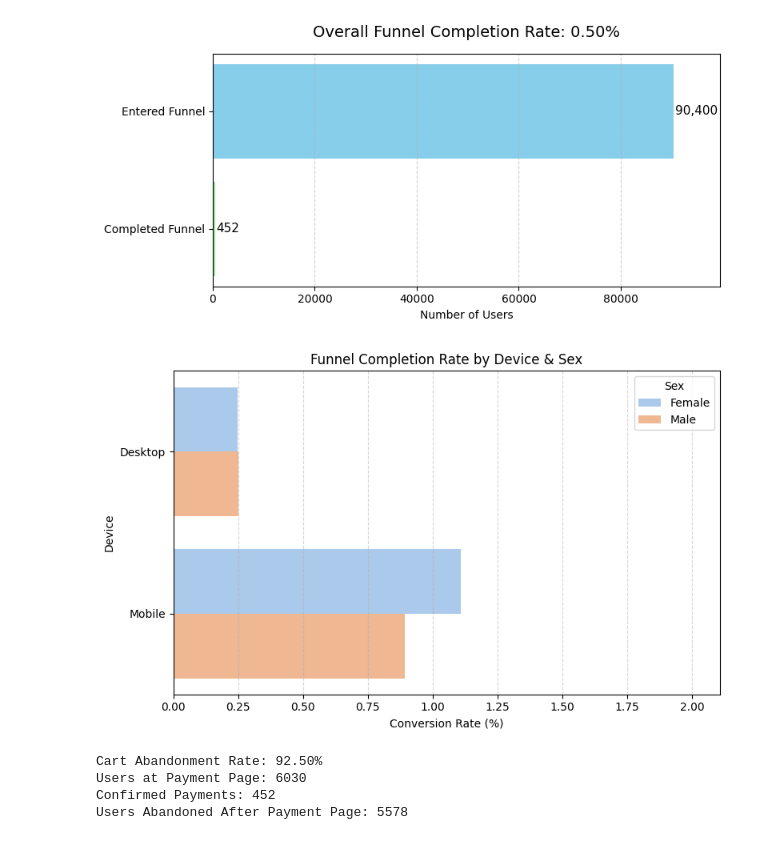
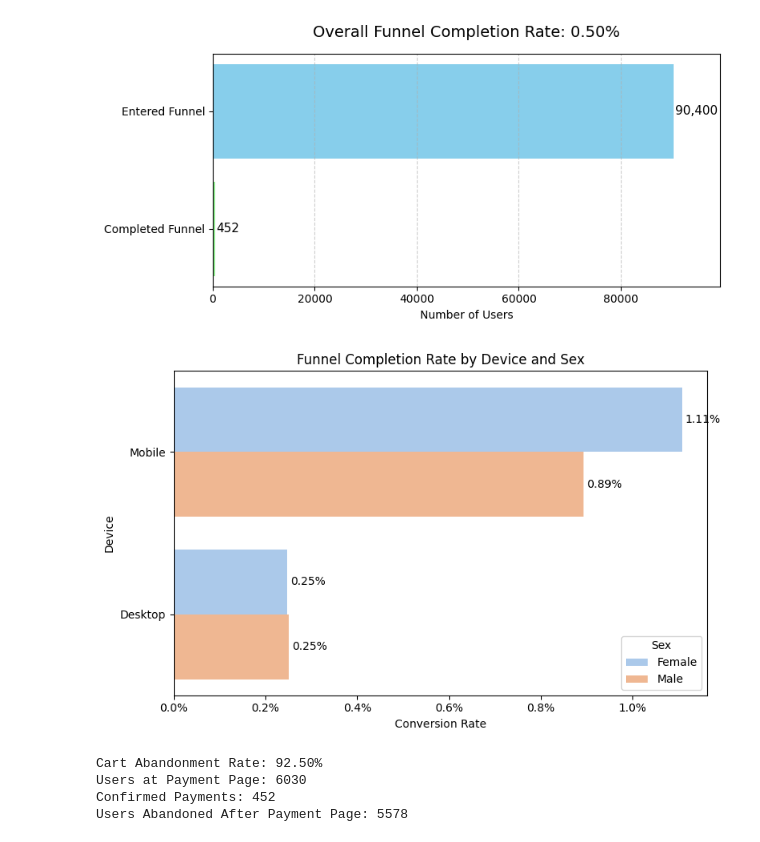
Before and after one commit to MH-Insights/ecommerce-funnel-conversion, a Jupyter notebook: Ecommerce_FunnelConversionAnalysis_CartAbandonmentFocus.ipynb, the cells around one changed output. Cells and saved outputs as stored; diff of their text form; code cells hidden in the pictures.

```diff
--- a/Ecommerce_FunnelConversionAnalysis_CartAbandonmentFocus.ipynb
+++ b/Ecommerce_FunnelConversionAnalysis_CartAbandonmentFocus.ipynb
@@ -84,0 +51,13 @@ ecommerce-website-funnel-analysis.zip: Skipping, found more recently modified lo
+# %%
+# Build funnel_df
+funnel_df = users[['user_id', 'device', 'sex']].copy()
+
+# Add funnel stage flags
+funnel_df['visited_home'] = funnel_df['user_id'].isin(home['user_id']).astype(int)
+funnel_df['visited_search'] = funnel_df['user_id'].isin(search['user_id']).astype(int)
+funnel_df['visited_payment'] = funnel_df['user_id'].isin(payment['user_id']).astype(int)
+funnel_df['confirmed_payment'] = funnel_df['user_id'].isin(confirmation['user_id']).astype(int)
+
+# Check
+display(funnel_df.sample(5))
+print(funnel_df['user_id'].nunique(), funnel_df.shape[0])
@@ -219,57 +203,78 @@ plt.show()
 # → How does conversion vary by device, gender, or other user traits?
 # → Segment the funnel to identify behavior patterns
 # Product pov: If conversion from a certain segment is low then investigate friction points in that context
 
-# Group by device and gender, calculate conversion rate
-segment_conversion = funnel_df.groupby(['device', 'sex']).agg(
-    users=('user_id', 'count'),
-    conversions=('confirmed_payment', 'sum')
-).reset_index()
+# Group and calculate funnel completion rates
+segment_df = (
+    funnel_df
+    .groupby(['device', 'sex'])
+    .agg(
+        total_users=('user_id', 'count'),
+        confirmed_payments=('confirmed_payment', 'sum')
+    )
+    .reset_index()
+)
 
-segment_conversion['conversion_rate'] = (
-    segment_conversion['conversions'] / segment_conversion['users']
-) * 100
+# Compute conversion rate in %
+segment_df['conversion_rate'] = (
+    segment_df['confirmed_payments'] / segment_df['total_users'] * 100
+)
 
-segment_conversion.sort_values(by='conversion_rate', ascending=False)
+# Sort by conversion rate (optional, for clarity)
+segment_df = segment_df.sort_values(by='conversion_rate', ascending=False)
 
-# Visualization
+# Plot
 import seaborn as sns
 import matplotlib.pyplot as plt
+import matplotlib.ticker as mtick
 
 plt.figure(figsize=(8, 5))
-sns.barplot(
-    data=segment_conversion,
+ax = sns.barplot(
+    data=segment_df,
     x='conversion_rate',
     y='device',
     hue='sex',
     palette='pastel'
 )
 
-plt.title('Funnel Completion Rate by Device & Sex')
-plt.xlabel('Conversion Rate (%)')
+# Format x-axis as percentage
+ax.xaxis.set_major_formatter(mtick.PercentFormatter(decimals=1))
+
+# Annotate bars with conversion rate labels
+for container in ax.containers:
+    ax.bar_label(
+        container,
+        labels=[f"{w.get_width():.2f}%" for w in container],
+        label_type='edge',
+        padding=3,
+        fontsize=10,
+        color='black'
+    )
+
+plt.title('Funnel Completion Rate by Device and Sex')
+plt.xlabel('Conversion Rate')
 plt.ylabel('Device')
-plt.xlim(0, segment_conversion['conversion_rate'].max() + 1)
 plt.legend(title='Sex')
-plt.grid(axis='x', linestyle='--', alpha=0.5)
 plt.tight_layout()
 plt.show()
 
-# Female mobile users convert at the highest rate
-# The female mobile conversion rate exceeds 1%, significantly higher than any other group
-# → Identify what's working well for this segment e.g. messaging, product fit, UI layout
+
+# The female mobile conversion rate exceeds outperforms across genders and devices
+# → Mobile UX supports conversion, especially for female users
+# → What's working well - speed, CTA placement, messaging, product fit, UI layout, offer?
 # → Apply learnings across other segments
 
 # Male mobile users convert slightly lower than females but still better than any desktop users
 # The male mobile conversion rate is near 0.9%, robust compared to desktop
 # → Mobile is working better for male and female users
 # → Investigate what differentiates mobile's UX, ensure consistency, scale
 
-# Desktop conversion rates are low across male and female users
-# → Slight gender gap favoring female desktop users
-# → Validate if gender gap is meaningful
-# → Consider personalization efforts, behavioral analysis for time on page, abandonment points, etc
+# Desktop users are not converting
+# → Slight gender gap favoring female desktop users - is the gap meaningful?
+# → Audit experience: Are CTAs buried? Is content misaligned?
+# → Consider: session duration, user intent, scroll depth, exit pages, etc
 # %% [output]
-[figure, old version]
+[figure, new version]
 # %%
 # 4. Where is cart abandonment happening?
 # → How many users reach the payment page but don't confirm payment?
```
Also changed, not shown: parts of 13 cells of this notebook.
